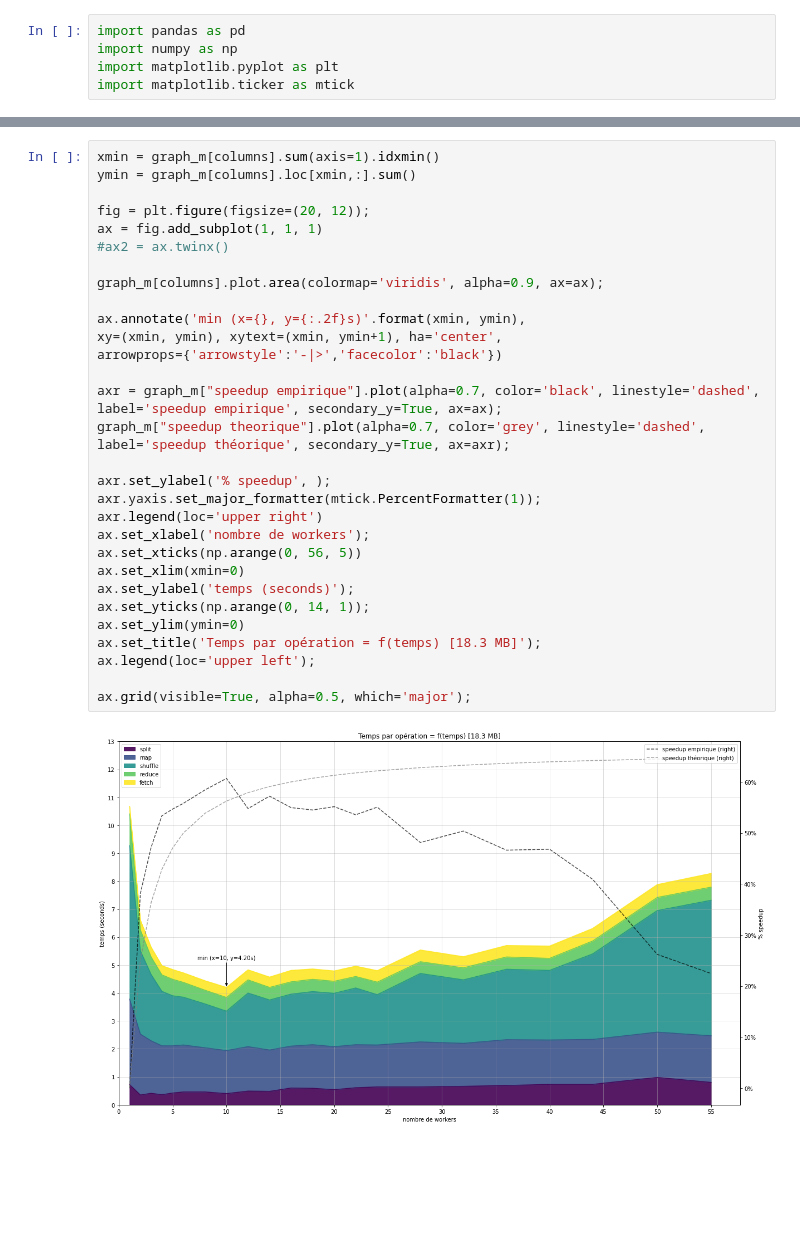
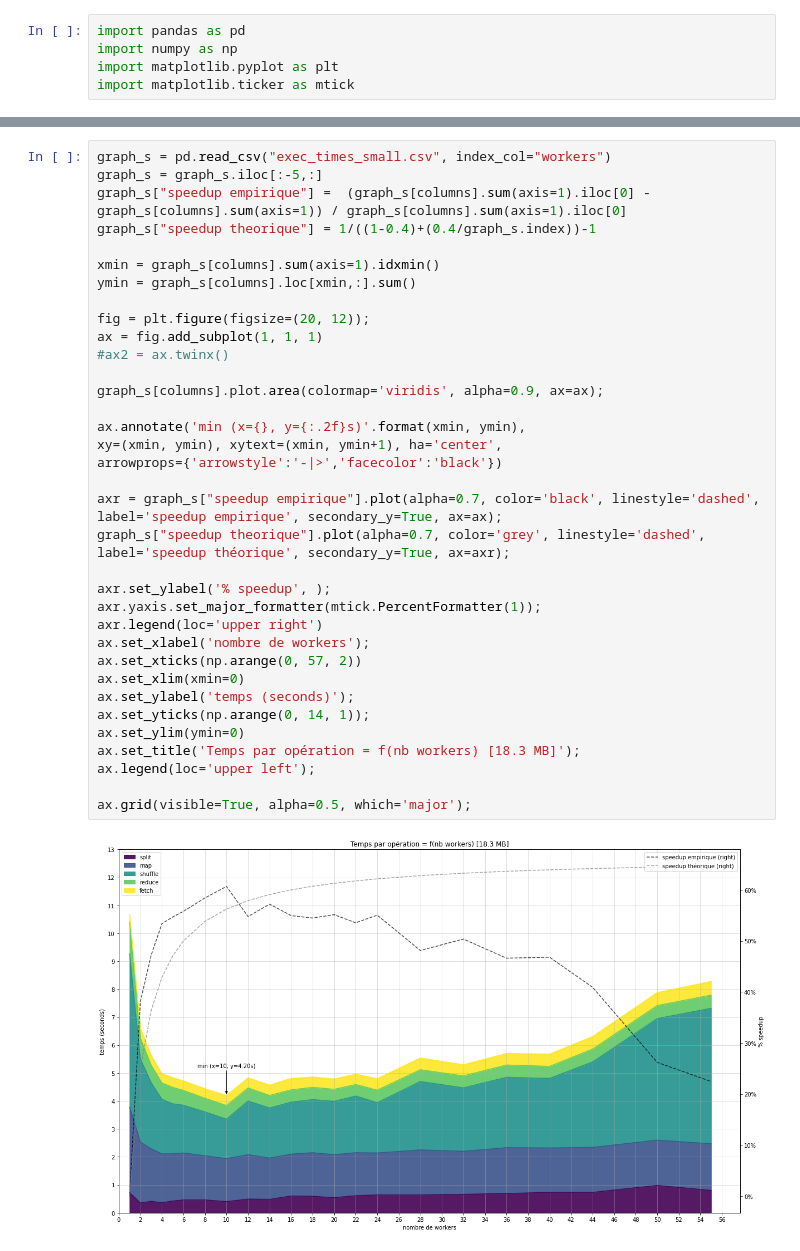
Before and after one commit to pierre-db/INF727_Distributed-Project, a Jupyter notebook: rendu/graphs.ipynb, the cells around one changed output, grey strips where cells are left out. Drawn from its saved outputs; the diff is of its cells as text; blank space fills up the shorter version.

```diff
--- a/rendu/graphs.ipynb
+++ b/rendu/graphs.ipynb
@@ -33,32 +45,37 @@ graph_m[["speedup empirique","speedup theorique"]]
 # %%
-xmin = graph_m[columns].sum(axis=1).idxmin()
-ymin = graph_m[columns].loc[xmin,:].sum()
+graph_s = pd.read_csv("exec_times_small.csv", index_col="workers")
+graph_s = graph_s.iloc[:-5,:]
+graph_s["speedup empirique"] =  (graph_s[columns].sum(axis=1).iloc[0] - graph_s[columns].sum(axis=1)) / graph_s[columns].sum(axis=1).iloc[0]
+graph_s["speedup theorique"] = 1/((1-0.4)+(0.4/graph_s.index))-1
+
+xmin = graph_s[columns].sum(axis=1).idxmin()
+ymin = graph_s[columns].loc[xmin,:].sum()
 
 fig = plt.figure(figsize=(20, 12));
 ax = fig.add_subplot(1, 1, 1)
 #ax2 = ax.twinx()
 
-graph_m[columns].plot.area(colormap='viridis', alpha=0.9, ax=ax);
+graph_s[columns].plot.area(colormap='viridis', alpha=0.9, ax=ax);
 
 ax.annotate('min (x={}, y={:.2f}s)'.format(xmin, ymin),
 xy=(xmin, ymin), xytext=(xmin, ymin+1), ha='center',
 arrowprops={'arrowstyle':'-|>','facecolor':'black'})
 
-axr = graph_m["speedup empirique"].plot(alpha=0.7, color='black', linestyle='dashed', label='speedup empirique', secondary_y=True, ax=ax);
-graph_m["speedup theorique"].plot(alpha=0.7, color='grey', linestyle='dashed', label='speedup théorique', secondary_y=True, ax=axr);
+axr = graph_s["speedup empirique"].plot(alpha=0.7, color='black', linestyle='dashed', label='speedup empirique', secondary_y=True, ax=ax);
+graph_s["speedup theorique"].plot(alpha=0.7, color='grey', linestyle='dashed', label='speedup théorique', secondary_y=True, ax=axr);
 
 axr.set_ylabel('% speedup', );
 axr.yaxis.set_major_formatter(mtick.PercentFormatter(1));
 axr.legend(loc='upper right')
 ax.set_xlabel('nombre de workers');
-ax.set_xticks(np.arange(0, 56, 5))
+ax.set_xticks(np.arange(0, 57, 2))
 ax.set_xlim(xmin=0)
 ax.set_ylabel('temps (seconds)');
 ax.set_yticks(np.arange(0, 14, 1));
 ax.set_ylim(ymin=0)
-ax.set_title('Temps par opération = f(temps) [18.3 MB]');
+ax.set_title('Temps par opération = f(nb workers) [18.3 MB]');
 ax.legend(loc='upper left');
 
 ax.grid(visible=True, alpha=0.5, which='major');
 # %% [output]
-[figure, old version]
+[figure, new version]
```
Also changed, not shown: parts of 9 cells of this notebook, 6 other files.
